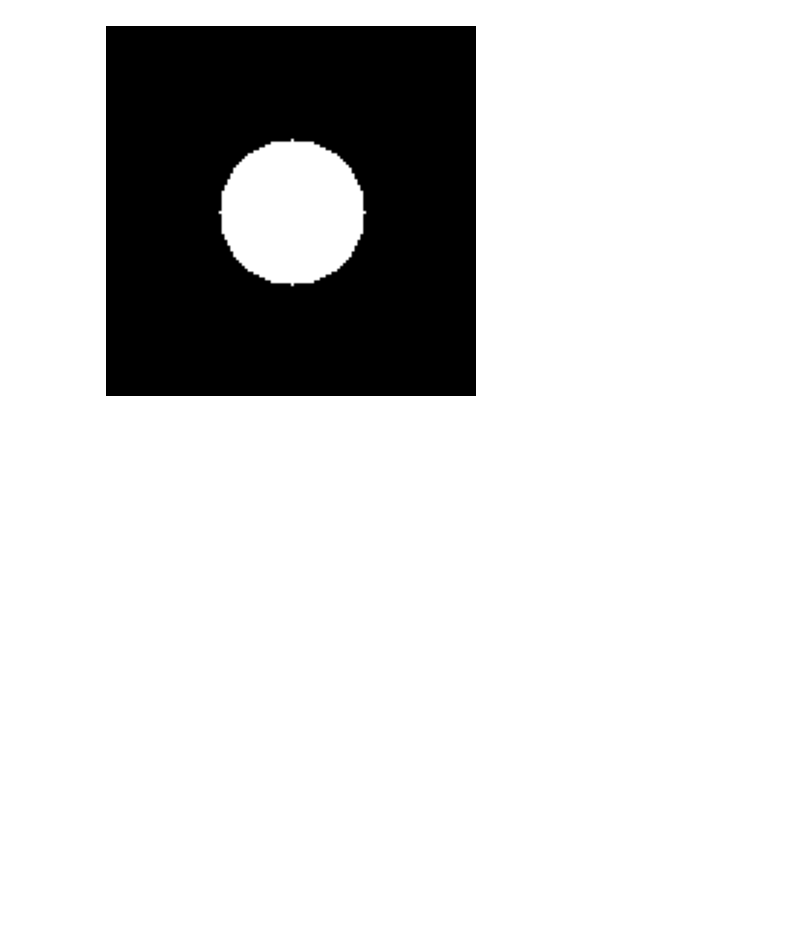
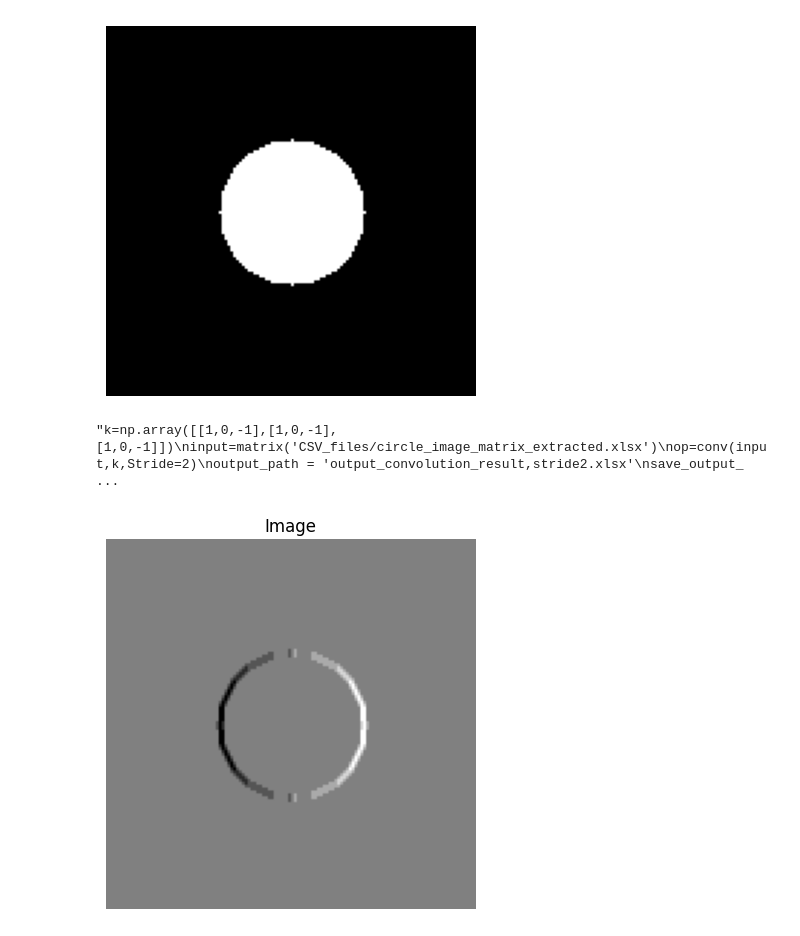
Before and after one commit to vishwashdark/practice, a Jupyter notebook: CNN.ipynb, the cells around one changed output. Cells and saved outputs as stored; diff of their text form; code cells hidden in the pictures; blank space fills up the shorter version.

```diff
--- a/CNN.ipynb
+++ b/CNN.ipynb
@@ -43,6 +44,21 @@ matrix('CSV_files/circle_image_matrix_extracted.xlsx')
 def save_output_to_excel(output, output_path):
     df = pd.DataFrame(output)
     df.to_excel(output_path, index=False, header=False)
+
+    #visulaize the circle after the first convolution
+def plot(matrix,title="Image",cmap='gray'):
+    plt.imshow(matrix,cmap=cmap)
+    plt.title(title)
+    plt.axis('off')
+    plt.show()
+
+#Acitvation Functions
+def relu(x):
+    return np.maximum(0,x)
+def sigmoid(x):
+    return (1/(1+np.exp(-x)))
+def tanh(x):
+    return (np.exp(-x)-np.exp(x)/(np.exp(x)+np.exp(-x)))
 # %%
 def conv(input_image,Kernel,Stride=1,Padding=1):
     Pad=np.pad(input_image,((Padding,Padding),(Padding,Padding)),mode='constant',constant_values=0)
@@ -54,8 +70,15 @@ def conv(input_image,Kernel,Stride=1,Padding=1):
             region=Pad[i:i+Kernel.shape[0],j:j+Kernel.shape[1]]
             output[i//Stride,j//Stride]=np.sum(region*Kernel)
     return output
-k=np.array([[1,0,-1],[1,0,-1],[1,0,-1]])
+'''k=np.array([[1,0,-1],[1,0,-1],[1,0,-1]])
 input=matrix('CSV_files/circle_image_matrix_extracted.xlsx')
 op=conv(input,k,Stride=2)
 output_path = 'output_convolution_result,stride2.xlsx'
-save_output_to_excel(op, output_path)
+save_output_to_excel(op, output_path)'''
+# %% [output]
+"k=np.array([[1,0,-1],[1,0,-1],[1,0,-1]])\ninput=matrix('CSV_files/circle_image_matrix_extracted.xlsx')\nop=conv(input,k,Stride=2)\noutput_path = 'output_convolution_result,stride2.xlsx'\nsave_output_ ...
+# %%
+output=matrix("CSV_files/output_convolution_result.xlsx")
+plot(output)
+# %% [output]
+[figure, added]
```
Also changed, not shown: parts of 12 cells of this notebook, 9 other files.
